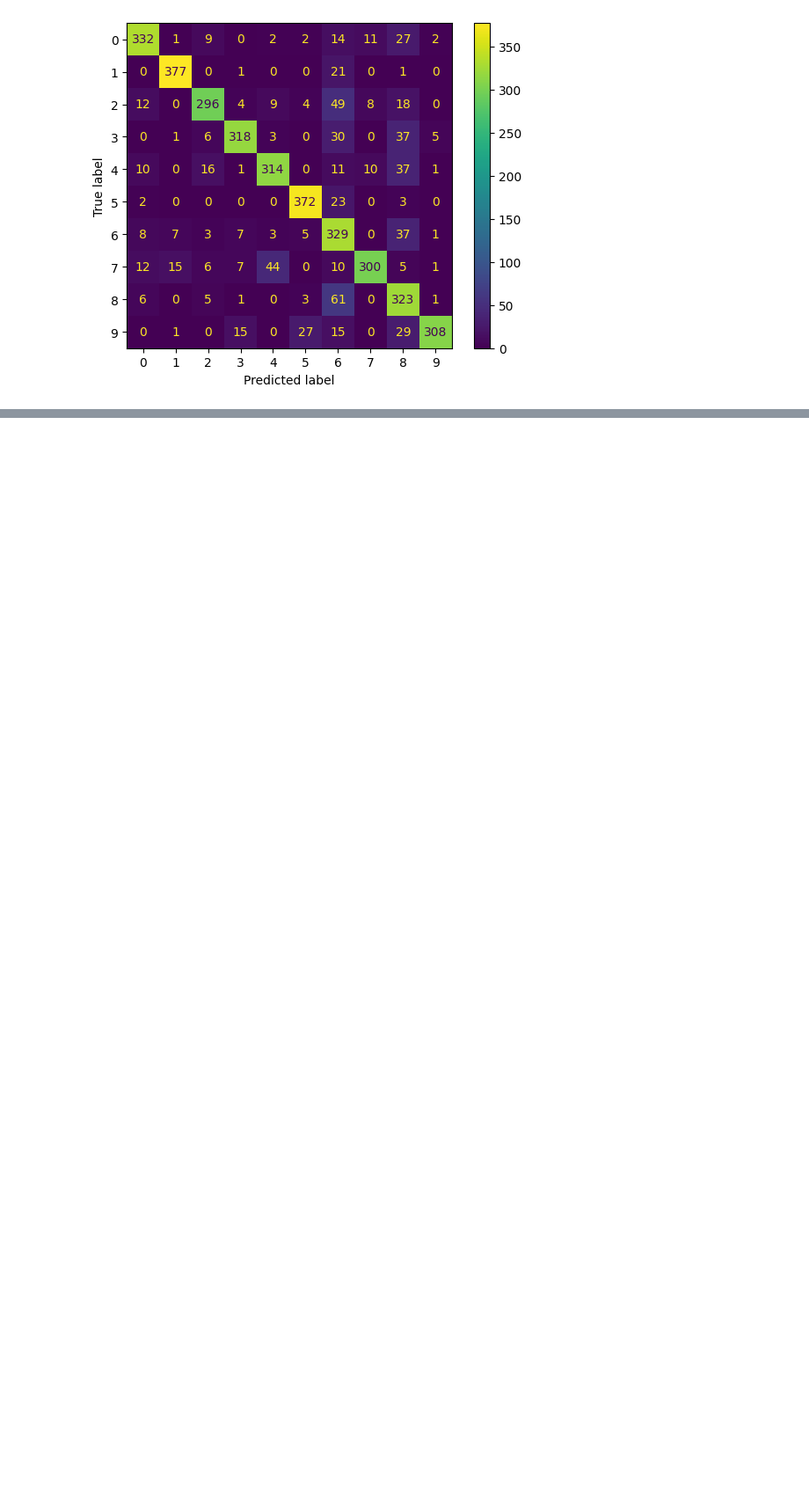
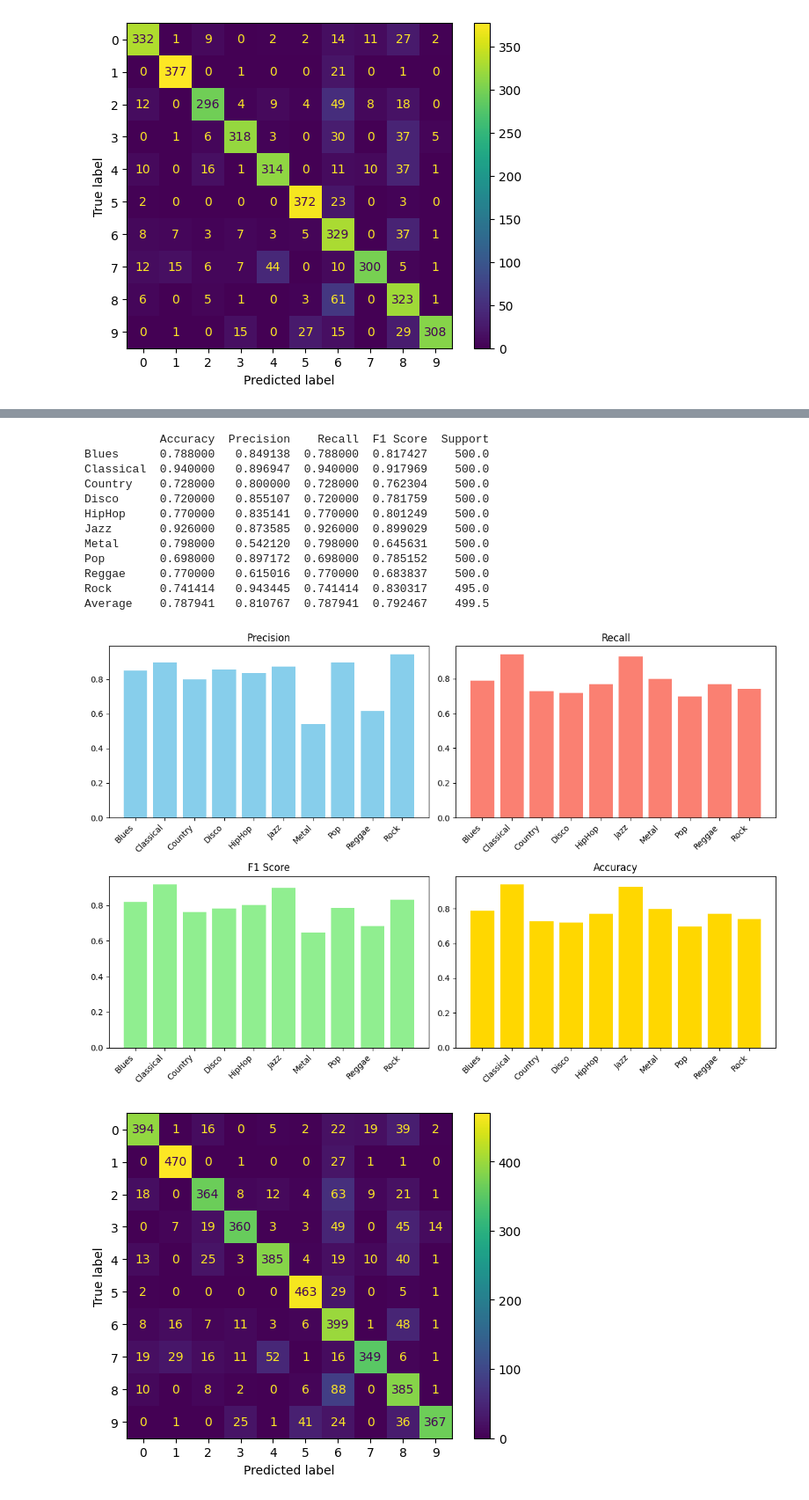
Before and after one commit to manuu1311/Music_genre_classification, a Jupyter notebook: Deliverables/analysis.ipynb, the cells around one changed output, grey strips where cells are left out. Shown: that part at 88% size. Cells and saved outputs as stored; diff of their text form; code cells hidden in the pictures; blank space fills up the shorter version.

Commit message:
added images and report

```diff
--- a/Deliverables/analysis.ipynb
+++ b/Deliverables/analysis.ipynb
@@ -64,0 +67,19 @@ Average    0.818225   0.839782  0.818225  0.823067    399.5
+# %%
+yhat=np.concatenate((yhat_train,yhat_valid))
+y=np.concatenate((y_train,y_valid))
+make_analysis(y,yhat)
+# %% [output]
+           Accuracy  Precision    Recall  F1 Score  Support
+Blues      0.788000   0.849138  0.788000  0.817427    500.0
+Classical  0.940000   0.896947  0.940000  0.917969    500.0
+Country    0.728000   0.800000  0.728000  0.762304    500.0
+Disco      0.720000   0.855107  0.720000  0.781759    500.0
+HipHop     0.770000   0.835141  0.770000  0.801249    500.0
+Jazz       0.926000   0.873585  0.926000  0.899029    500.0
+Metal      0.798000   0.542120  0.798000  0.645631    500.0
+Pop        0.698000   0.897172  0.698000  0.785152    500.0
+Reggae     0.770000   0.615016  0.770000  0.683837    500.0
+Rock       0.741414   0.943445  0.741414  0.830317    495.0
+Average    0.787941   0.810767  0.787941  0.792467    499.5
+[figure, added]
+[figure, added]
```
Also changed, not shown: parts of 1 cell of this notebook, 11 other files.
